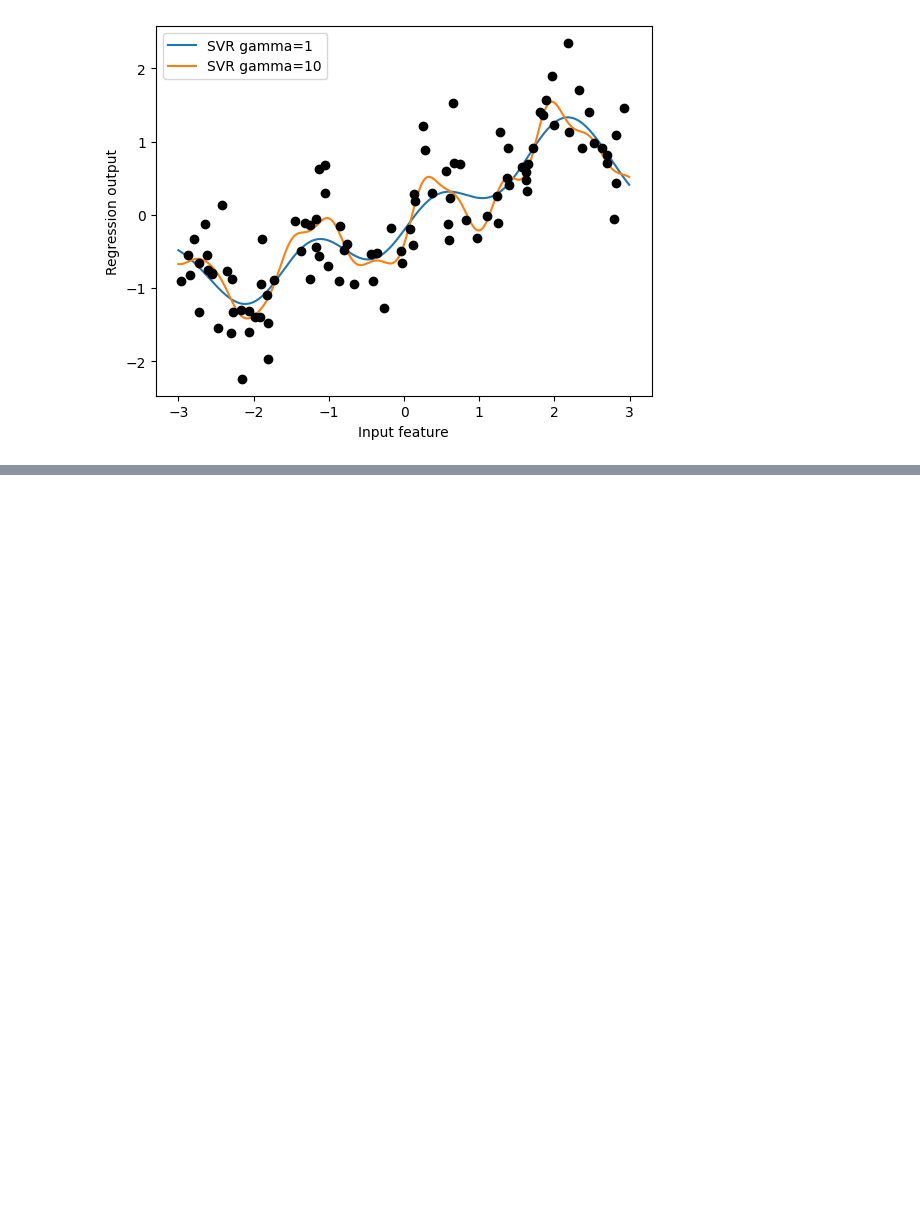
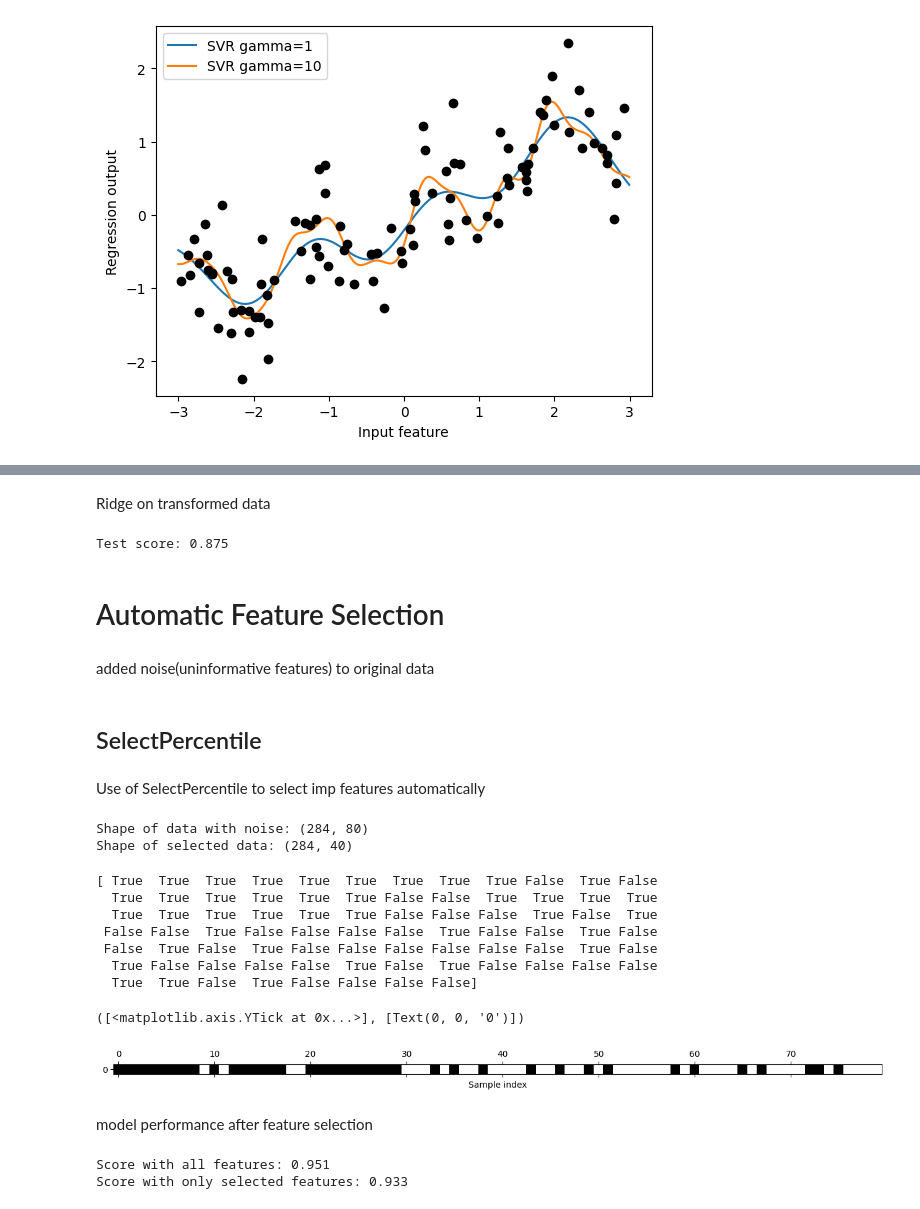
Before and after one commit to abhaykukade/ml_model_evaluation, a Jupyter notebook: feature_engineering.ipynb, the cells around one changed output, grey strips where cells are left out. Cells and saved outputs as stored; diff of their text form; code cells hidden in the pictures; blank space fills up the shorter version.

```diff
--- a/feature_engineering.ipynb
+++ b/feature_engineering.ipynb
@@ -266,0 +387,63 @@ plt.legend()
+# %% [markdown]
+Ridge on transformed data
+# %%
+score = Ridge().fit(X_train_log, y_train).score(X_test_log, y_test)
+print("Test score: {:.3f}".format(score))
+# %% [output]
+Test score: 0.875
+# %% [markdown]
+# Automatic Feature Selection
+# %% [markdown]
+added noise(uninformative features) to original data
+# %%
+cancer = load_breast_cancer()
+rng = np.random.RandomState(42)
+noise = rng.normal(size=(len(cancer.data), 50))
+
+X_w_noise = np.hstack([cancer.data, noise])
+# %% [markdown]
+## SelectPercentile
+# %% [markdown]
+Use of SelectPercentile to select imp features automatically
+# %%
+X_train, X_test, y_train, y_test = train_test_split(X_w_noise, cancer.target, random_state=0, test_size=0.5)
+
+select = SelectPercentile(percentile=50)
+select.fit(X_train, y_train)
+
+X_train_selected = select.transform(X_train)
+print(f'Shape of data with noise: {X_train.shape}')
+print(f'Shape of selected data: {X_train_selected.shape}')
+# %% [output]
+Shape of data with noise: (284, 80)
+Shape of selected data: (284, 40)
+# %%
+mask = select.get_support()
+print(mask)
+plt.matshow(mask.reshape(1, -1), cmap='gray_r')
+plt.xlabel('Sample index')
+plt.yticks([0])
+# %% [output]
+[ True  True  True  True  True  True  True  True  True False  True False
+  True  True  True  True  True  True False False  True  True  True  True
+  True  True  True  True  True  True False False False  True False  True
+ False False  True False False False False  True False False  True False
+ False  True False  True False False False False False False  True False
+  True False False False False  True False  True False False False False
+  True  True False  True False False False False]
+([<matplotlib.axis.YTick at 0x...>], [Text(0, 0, '0')])
+[figure, added]
+# %% [markdown]
+model performance after feature selection
+# %%
+X_test_selected = select.transform(X_test)
+
+lr = LogisticRegression(max_iter=5000)
+lr.fit(X_train, y_train)
+print(f'Score with all features: {lr.score(X_test, y_test):.3f}')
+
+lr.fit(X_train_selected, y_train)
+print(f'Score with only selected features: {lr.score(X_test_selected, y_test):.3f}')
+# %% [output]
+Score with all features: 0.951
+Score with only selected features: 0.933
```
Also changed, not shown: parts of 38 cells of this notebook, 1 other file.
